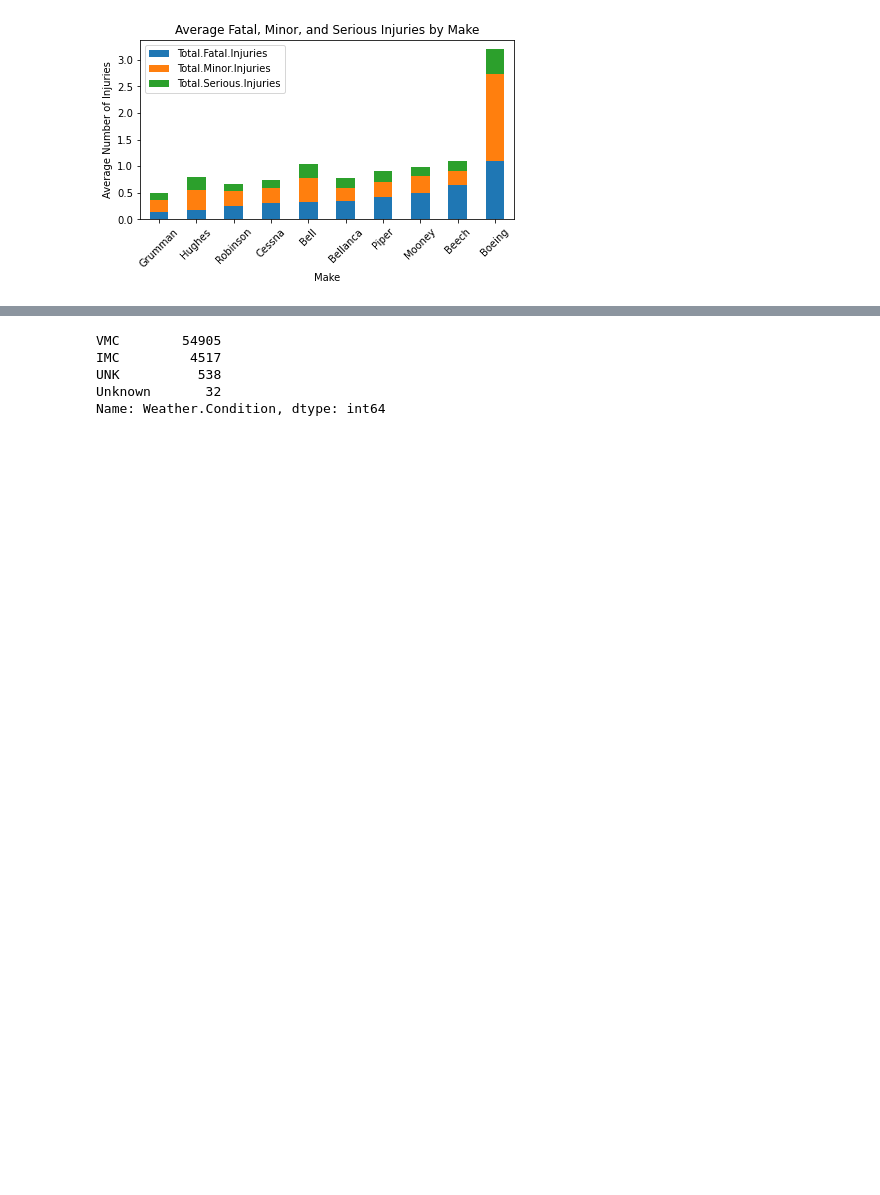
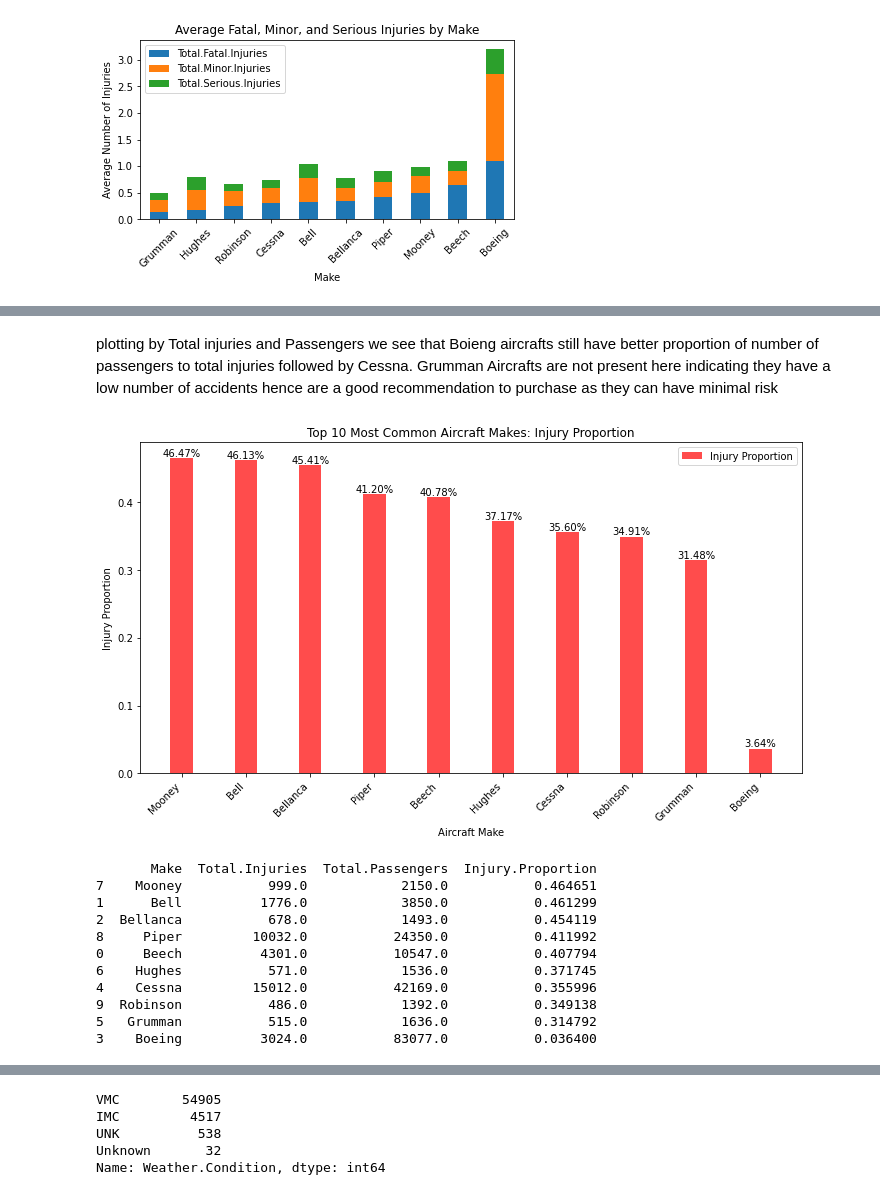
Before and after one commit to pianch/dsc-phase-1-project-v3, a Jupyter notebook: student.ipynb, the cells around one changed output, grey strips where cells are left out. Saved outputs shown, nothing was run; the diff lists cells and outputs as text; code cells hidden in the pictures; blank space fills up the shorter version.

```diff
--- a/student.ipynb
+++ b/student.ipynb
@@ -575,0 +633,56 @@ plt.show()
+# %% [markdown]
+plotting by Total injuries and Passengers we see that Boieng aircrafts still have better proportion of number of passengers to total injuries followed by Cessna.
+Grumman Aircrafts are not present here indicating they have a low number of accidents hence are a good recommendation  to purchase as they can have minimal risk
+# %%
+# Calculate total injuries and passengers for each of the top 10 makes
+top_10_make_stats = aviation_data[aviation_data['Make'].isin(top_10_makes)].groupby('Make').agg({
+    'Total.Fatal.Injuries': 'sum',
+    'Total.Serious.Injuries': 'sum',
+    'Total.Minor.Injuries': 'sum',
+    'Total.Uninjured': 'sum'
+}).reset_index()
+
+top_10_make_stats['Total.Injuries'] = top_10_make_stats['Total.Fatal.Injuries'] + \
+                                      top_10_make_stats['Total.Serious.Injuries'] + \
+                                      top_10_make_stats['Total.Minor.Injuries']
+top_10_make_stats['Total.Passengers'] = top_10_make_stats['Total.Injuries'] + top_10_make_stats['Total.Uninjured']
+
+# Calculate injury proportion
+top_10_make_stats['Injury.Proportion'] = top_10_make_stats['Total.Injuries'] / top_10_make_stats['Total.Passengers']
+top_10_make_stats = top_10_make_stats.sort_values('Injury.Proportion', ascending=False)
+
+# Create the plot
+plt.figure(figsize=(10, 6))
+
+x = range(len(top_10_make_stats))
+width = 0.35
+
+plt.bar(x, top_10_make_stats['Injury.Proportion'], width, label='Injury Proportion', color='r', alpha=0.7)
+
+plt.xlabel('Aircraft Make')
+plt.ylabel('Injury Proportion')
+plt.title('Top 10 Most Common Aircraft Makes: Injury Proportion')
+plt.xticks(x, top_10_make_stats['Make'], rotation=45, ha='right')
+
+# Add value labels on top of each bar
+for i, v in enumerate(top_10_make_stats['Injury.Proportion']):
+    plt.text(i, v, f'{v:.2%}', ha='center', va='bottom')
+
+plt.legend()
+plt.tight_layout()
+plt.show()
+
+print(top_10_make_stats[['Make', 'Total.Injuries', 'Total.Passengers', 'Injury.Proportion']])
+# %% [output]
+[figure, added]
+       Make  Total.Injuries  Total.Passengers  Injury.Proportion
+7    Mooney           999.0            2150.0           0.464651
+1      Bell          1776.0            3850.0           0.461299
+2  Bellanca           678.0            1493.0           0.454119
+8     Piper         10032.0           24350.0           0.411992
+0     Beech          4301.0           10547.0           0.407794
+6    Hughes           571.0            1536.0           0.371745
+4    Cessna         15012.0           42169.0           0.355996
+9  Robinson           486.0            1392.0           0.349138
+5   Grumman           515.0            1636.0           0.314792
+3    Boeing          3024.0           83077.0           0.036400
```
Also changed, not shown: parts of 22 cells of this notebook, 1 other file.
